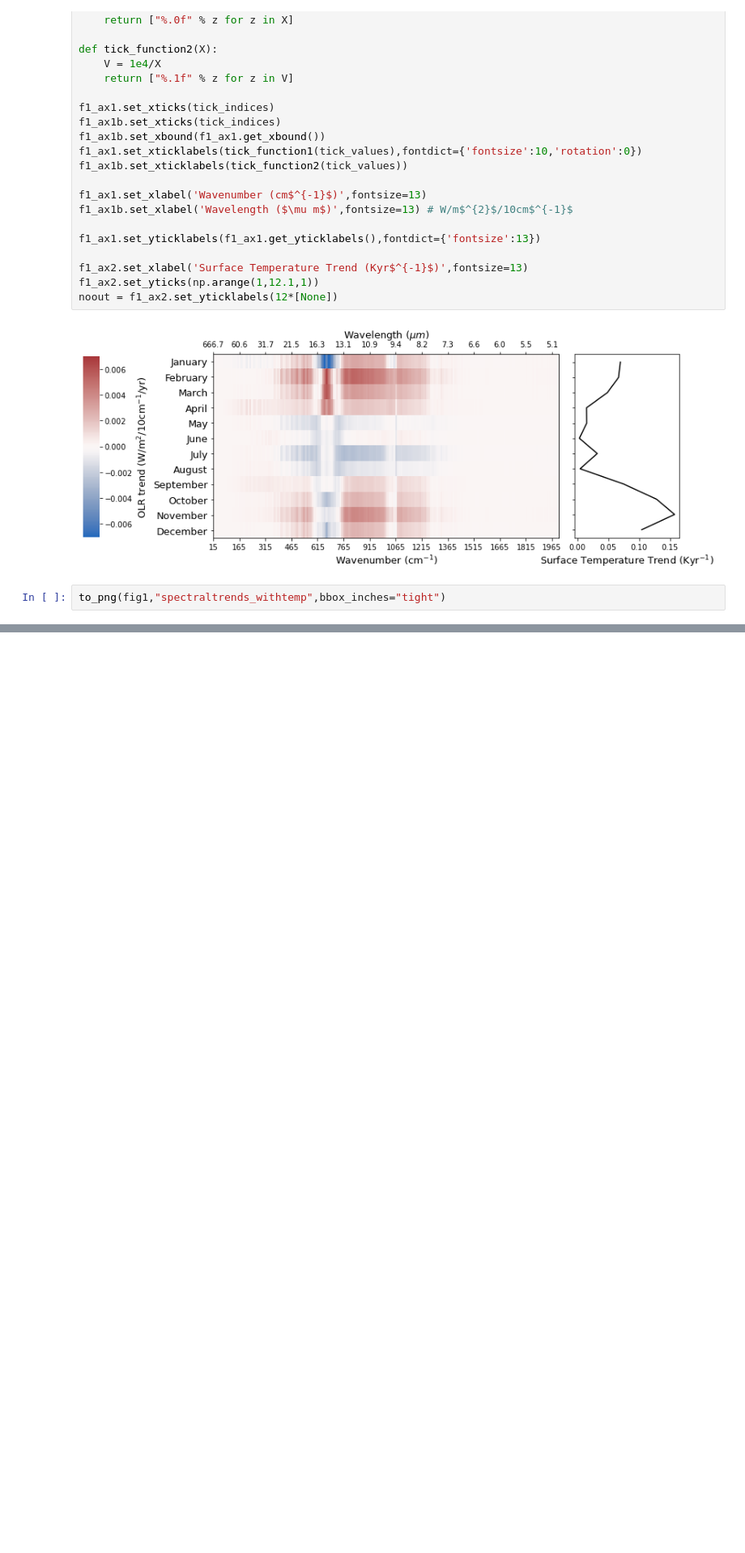
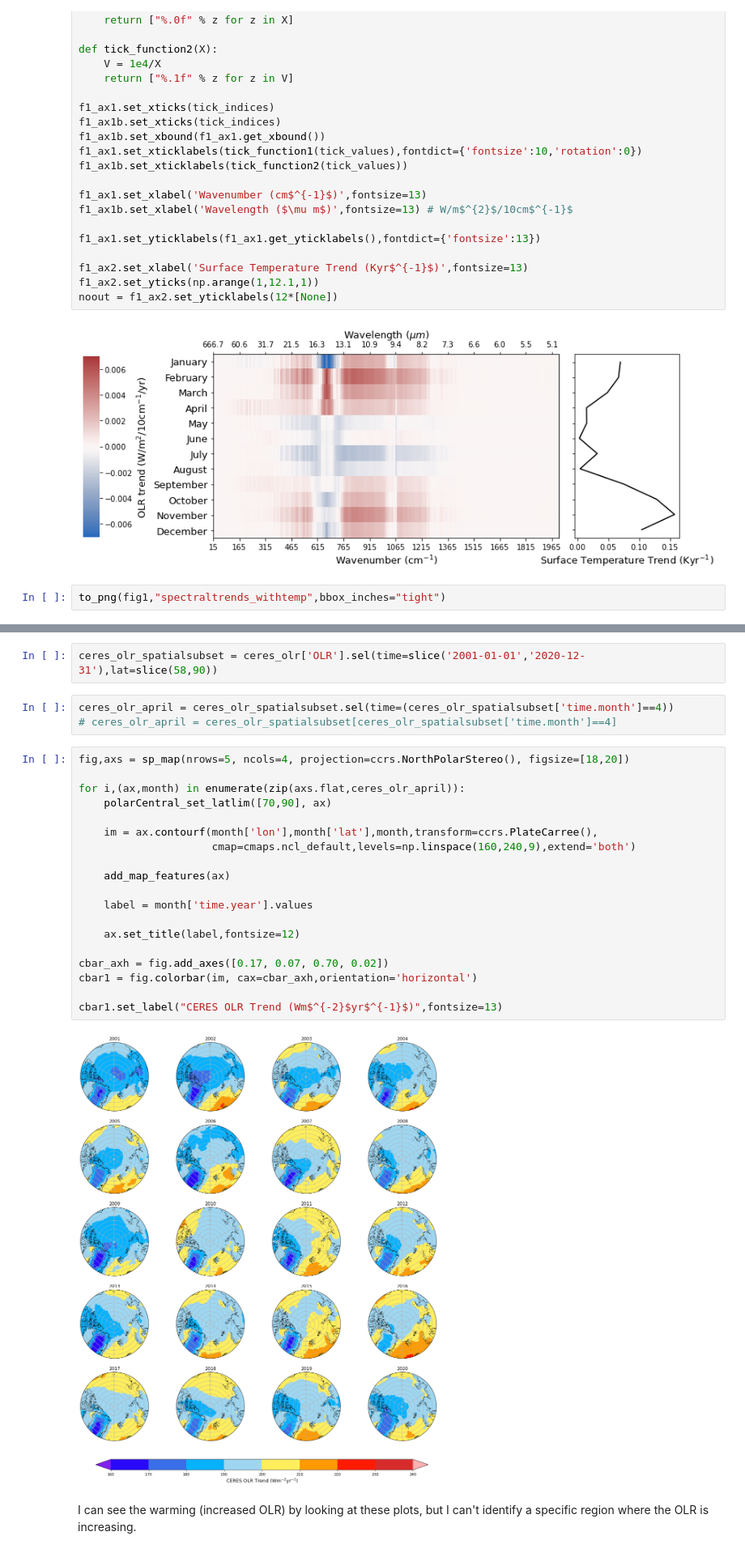
Before and after one commit to jshaw35/spectral_ice, a Jupyter notebook: FINESST_figures.ipynb, the cells around one changed output, grey strips where cells are left out. Shown at 81% size. Drawn from its saved outputs; the diff is of its cells as text; blank space fills up the shorter version.

```diff
--- a/FINESST_figures.ipynb
+++ b/FINESST_figures.ipynb
@@ -420,0 +474,28 @@ Text(0.5, 371.4378947368421, 'Wavenumber (cm$^{-1}$)')
+# %%
+ceres_olr_spatialsubset = ceres_olr['OLR'].sel(time=slice('2001-01-01','2020-12-31'),lat=slice(58,90))
+# %%
+ceres_olr_april = ceres_olr_spatialsubset.sel(time=(ceres_olr_spatialsubset['time.month']==4))
+# ceres_olr_april = ceres_olr_spatialsubset[ceres_olr_spatialsubset['time.month']==4]
+# %%
+fig,axs = sp_map(nrows=5, ncols=4, projection=ccrs.NorthPolarStereo(), figsize=[18,20])
+
+for i,(ax,month) in enumerate(zip(axs.flat,ceres_olr_april)):
+    polarCentral_set_latlim([70,90], ax)
+
+    im = ax.contourf(month['lon'],month['lat'],month,transform=ccrs.PlateCarree(),
+                     cmap=cmaps.ncl_default,levels=np.linspace(160,240,9),extend='both')
+
+    add_map_features(ax)
+
+    label = month['time.year'].values
+
+    ax.set_title(label,fontsize=12)
+
+cbar_axh = fig.add_axes([0.17, 0.07, 0.70, 0.02])
+cbar1 = fig.colorbar(im, cax=cbar_axh,orientation='horizontal')
+
+cbar1.set_label("CERES OLR Trend (Wm$^{-2}$yr$^{-1}$)",fontsize=13)
+# %% [output]
+[figure, added]
+# %% [markdown]
+I can see the warming (increased OLR) by looking at these plots, but I can't identify a specific region where the OLR is increasing.
```
Also changed, not shown: parts of 27 cells of this notebook, 1 other file.
